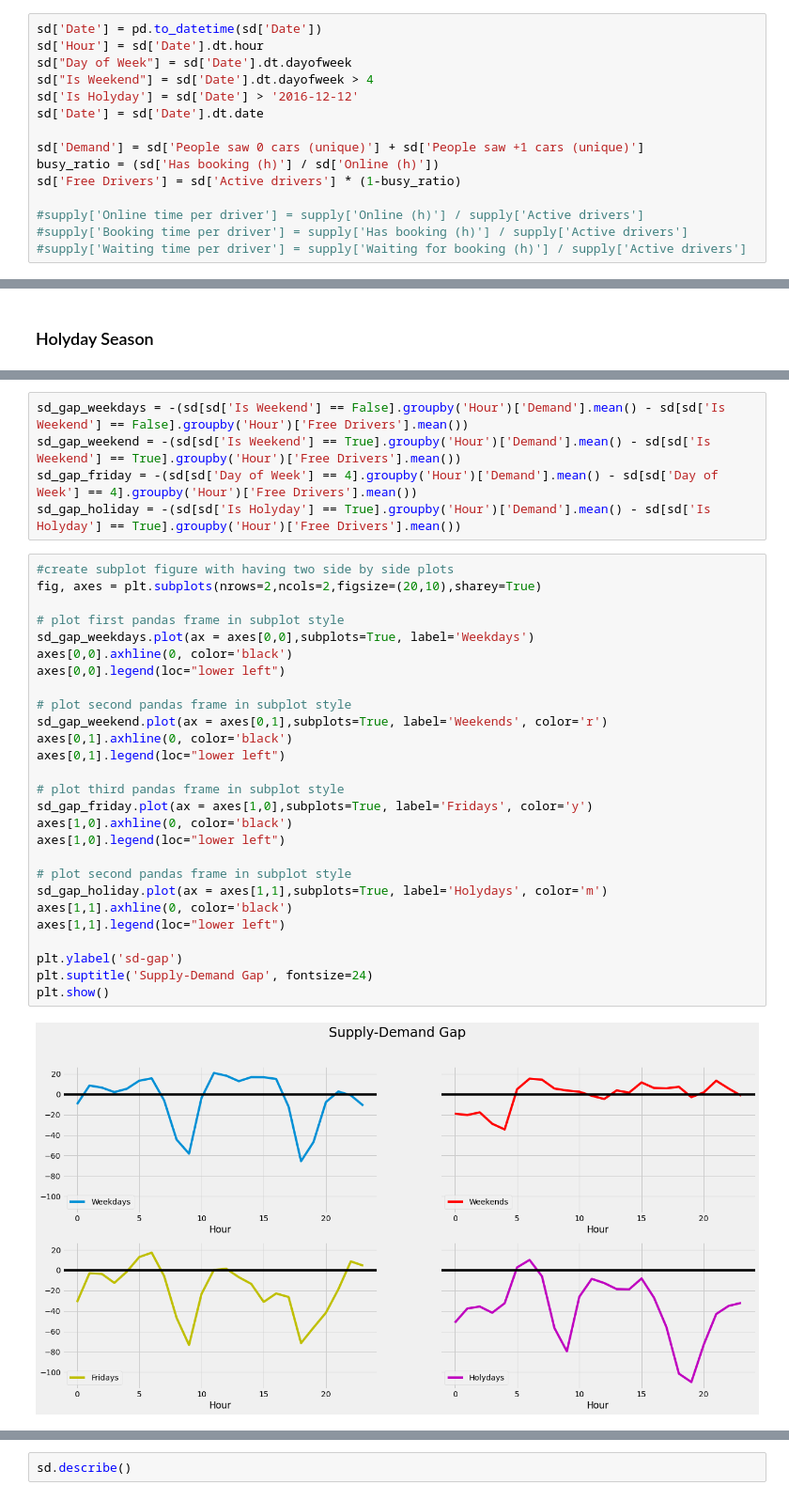
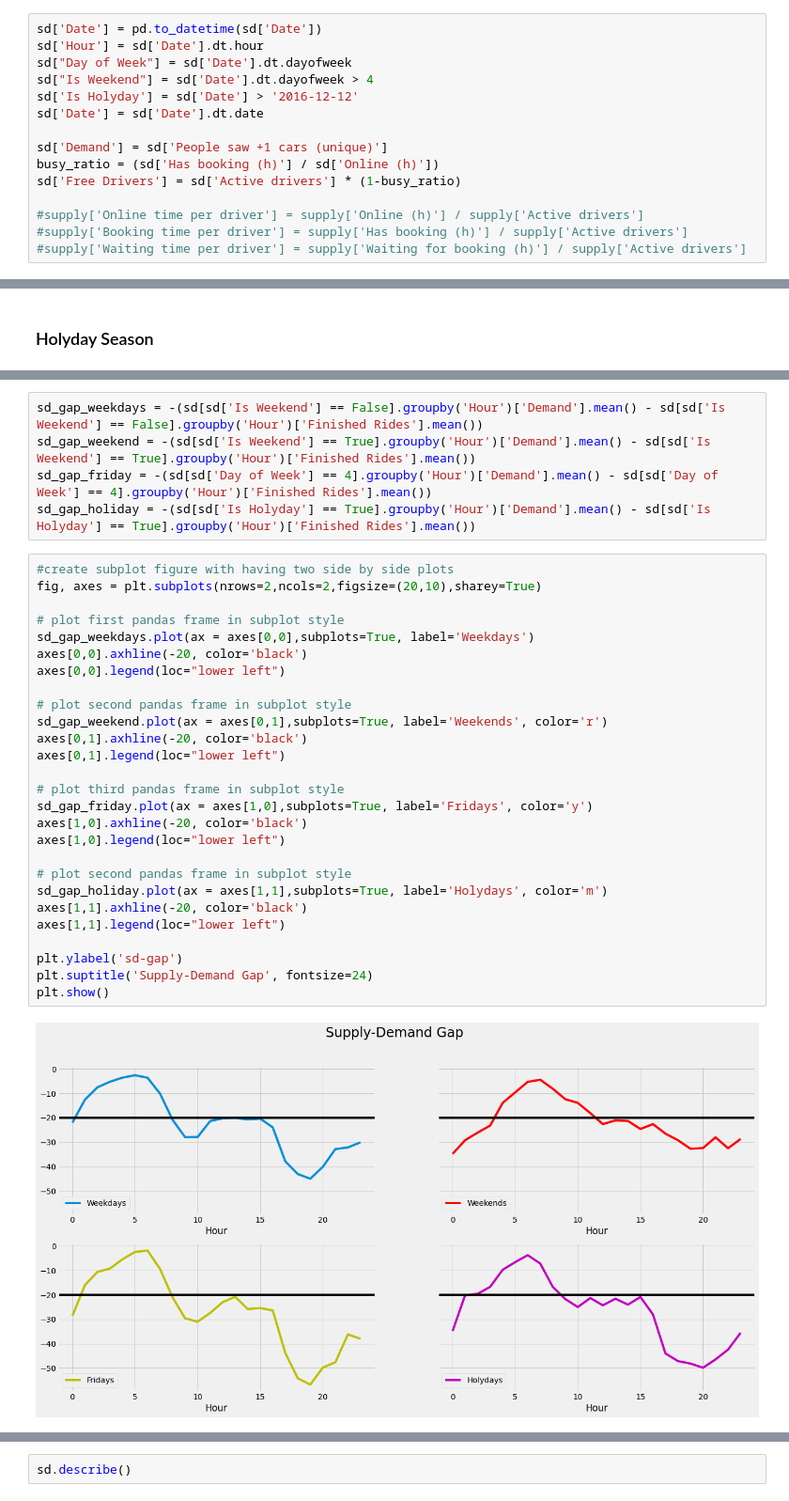
Before and after one commit to jlousada315/bolt-test, a Jupyter notebook: bolt-jl.ipynb, the cells around one changed output, grey strips where cells are left out. Shown at 94% size. Saved outputs shown, nothing was run; the diff lists cells and outputs as text.

```diff
--- a/bolt-jl.ipynb
+++ b/bolt-jl.ipynb
@@ -52,7 +62,7 @@ sd["Is Weekend"] = sd['Date'].dt.dayofweek > 4
 sd['Is Holyday'] = sd['Date'] > '2016-12-12'
 sd['Date'] = sd['Date'].dt.date
 
-sd['Demand'] = sd['People saw 0 cars (unique)'] + sd['People saw +1 cars (unique)']
+sd['Demand'] = sd['People saw +1 cars (unique)']
 busy_ratio = (sd['Has booking (h)'] / sd['Online (h)'])
 sd['Free Drivers'] = sd['Active drivers'] * (1-busy_ratio)
 
@@ -201,36 +213,36 @@ sd[sd['Is Holyday'] == True].groupby('Hour')['Free Drivers'].mean().plot(legend=
 # %%
-sd_gap_weekdays = -(sd[sd['Is Weekend'] == False].groupby('Hour')['Demand'].mean() - sd[sd['Is Weekend'] == False].groupby('Hour')['Free Drivers'].mean())
-sd_gap_weekend = -(sd[sd['Is Weekend'] == True].groupby('Hour')['Demand'].mean() - sd[sd['Is Weekend'] == True].groupby('Hour')['Free Drivers'].mean())
-sd_gap_friday = -(sd[sd['Day of Week'] == 4].groupby('Hour')['Demand'].mean() - sd[sd['Day of Week'] == 4].groupby('Hour')['Free Drivers'].mean())
-sd_gap_holiday = -(sd[sd['Is Holyday'] == True].groupby('Hour')['Demand'].mean() - sd[sd['Is Holyday'] == True].groupby('Hour')['Free Drivers'].mean())
+sd_gap_weekdays = -(sd[sd['Is Weekend'] == False].groupby('Hour')['Demand'].mean() - sd[sd['Is Weekend'] == False].groupby('Hour')['Finished Rides'].mean())
+sd_gap_weekend = -(sd[sd['Is Weekend'] == True].groupby('Hour')['Demand'].mean() - sd[sd['Is Weekend'] == True].groupby('Hour')['Finished Rides'].mean())
+sd_gap_friday = -(sd[sd['Day of Week'] == 4].groupby('Hour')['Demand'].mean() - sd[sd['Day of Week'] == 4].groupby('Hour')['Finished Rides'].mean())
+sd_gap_holiday = -(sd[sd['Is Holyday'] == True].groupby('Hour')['Demand'].mean() - sd[sd['Is Holyday'] == True].groupby('Hour')['Finished Rides'].mean())
 # %%
 #create subplot figure with having two side by side plots
 fig, axes = plt.subplots(nrows=2,ncols=2,figsize=(20,10),sharey=True)
 
 # plot first pandas frame in subplot style
 sd_gap_weekdays.plot(ax = axes[0,0],subplots=True, label='Weekdays')
-axes[0,0].axhline(0, color='black')
+axes[0,0].axhline(-20, color='black')
 axes[0,0].legend(loc="lower left")
 
 # plot second pandas frame in subplot style
 sd_gap_weekend.plot(ax = axes[0,1],subplots=True, label='Weekends', color='r')
-axes[0,1].axhline(0, color='black')
+axes[0,1].axhline(-20, color='black')
 axes[0,1].legend(loc="lower left")
 
 # plot third pandas frame in subplot style
 sd_gap_friday.plot(ax = axes[1,0],subplots=True, label='Fridays', color='y')
-axes[1,0].axhline(0, color='black')
+axes[1,0].axhline(-20, color='black')
 axes[1,0].legend(loc="lower left")
 
 # plot second pandas frame in subplot style
 sd_gap_holiday.plot(ax = axes[1,1],subplots=True, label='Holydays', color='m')
-axes[1,1].axhline(0, color='black')
+axes[1,1].axhline(-20, color='black')
 axes[1,1].legend(loc="lower left")
 
 plt.ylabel('sd-gap')
 plt.suptitle('Supply-Demand Gap', fontsize=24)
 plt.show()
 # %% [output]
-[figure, old version]
+[figure, new version]
 # %% [markdown]
 Peak hours are:
```
Also changed, not shown: parts of 35 cells of this notebook, 1 other file.
